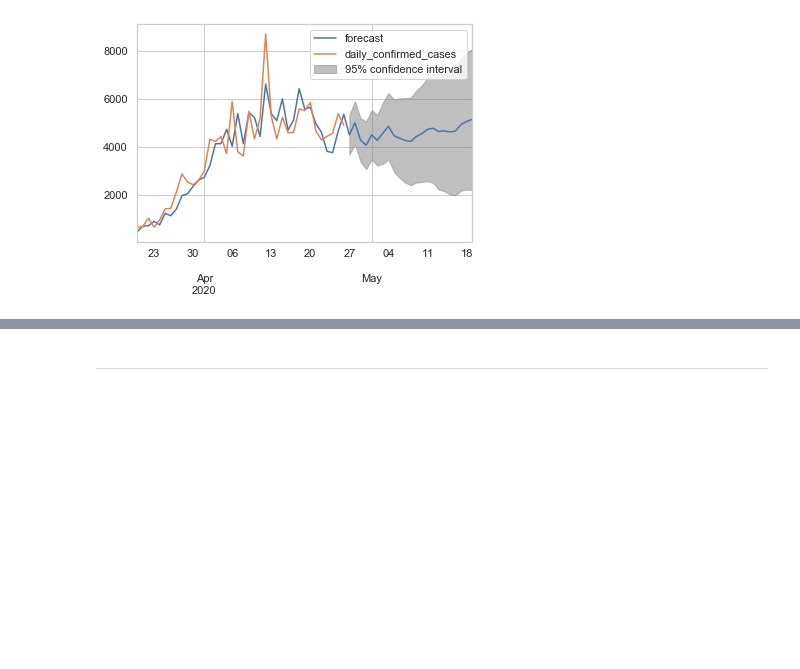
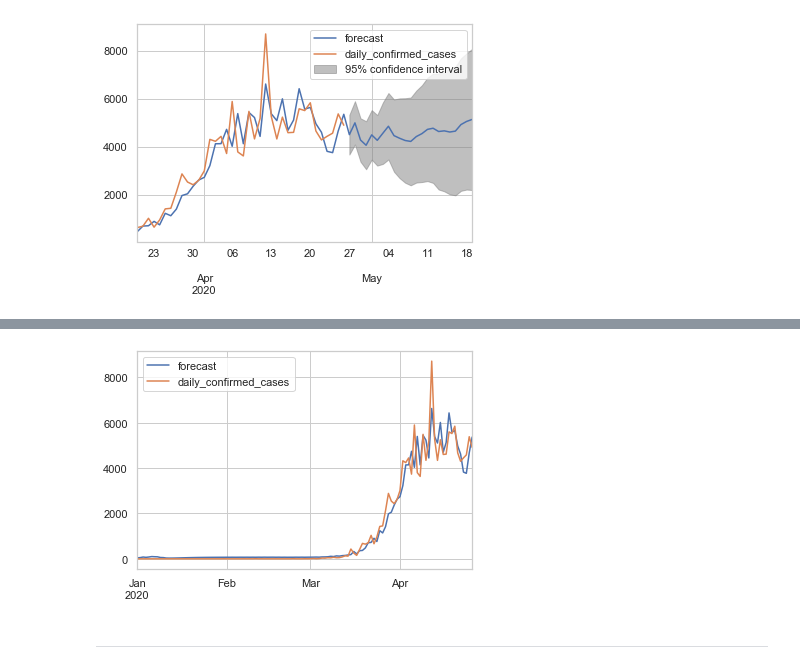
Before and after one commit to kate006naja/MachineLearningClassCode, a Jupyter notebook: project/Task2.ipynb, the cells around one changed output, grey strips where cells are left out. Drawn from its saved outputs; the diff is of its cells as text; code cells hidden in the pictures; blank space fills up the shorter version.

```diff
--- a/project/Task2.ipynb
+++ b/project/Task2.ipynb
@@ -274,3 +320,9 @@ plt.show()
+# %%
+# Acutal vs fit
+res_ari.plot_predict(dynamic=False)
+plt.show()
+# %% [output]
+[figure, added]
 # %% [markdown]
 <hr>
 # %% [markdown]
```
Also changed, not shown: parts of 25 cells of this notebook.
